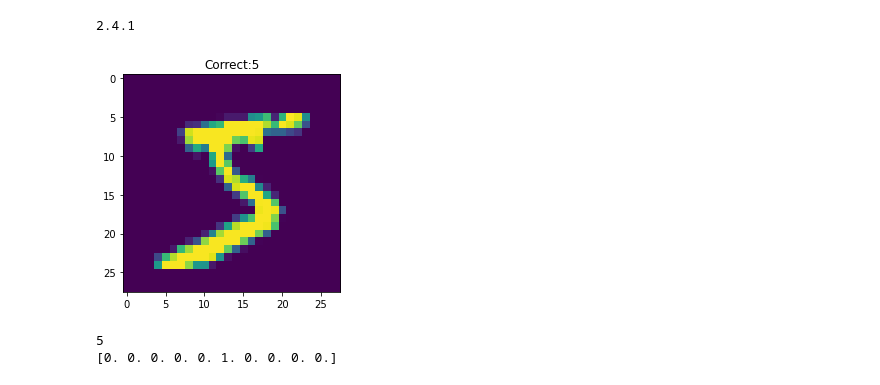
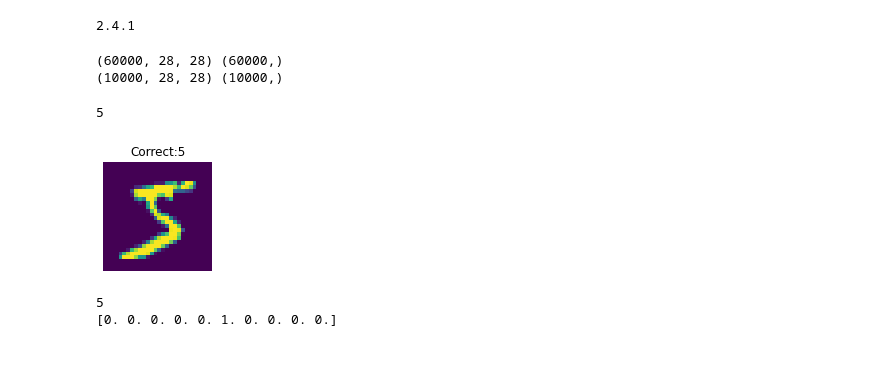
Before and after one commit to kdstheace/Python-Study, a Jupyter notebook: [Review]0406Keras_MNIST.ipynb, the cells around one changed output. Drawn from its saved outputs; the diff is of its cells as text; code cells hidden in the pictures; blank space fills up the shorter version.

```diff
--- a/[Review]0406Keras_MNIST.ipynb
+++ b/[Review]0406Keras_MNIST.ipynb
@@ -29,15 +29,20 @@ height = 28
 # %%
 print(x_train.shape, y_train.shape)
 print(x_test.shape, y_test.shape)
-print(x_train[0])
-print(y_train[0])
+y_train[0]
+# %% [output]
+(60000, 28, 28) (60000,)
+(10000, 28, 28) (10000,)
+5
 # %%
 #샘플1개 출력해보기
 plt.imshow(x_train[0])
 plt.title('Correct:'+ str(y_train[0]))
+plt.rcParams['figure.figsize'] = (2,2)
+plt.axis('off')
 plt.show()
 # %% [output]
-[figure, old version]
+[figure, new version]
 # %%
 #데이터 스케일링.standard scaler안쓰고 직접 255로 나눠서 스케일링해보자
 x_train = x_train.reshape(60000, width, height, 1).astype('float32')/255.0 #1은 채널로 흑백,   칼라일경우 grb 3
```
Also changed, not shown: parts of 5 cells of this notebook.
